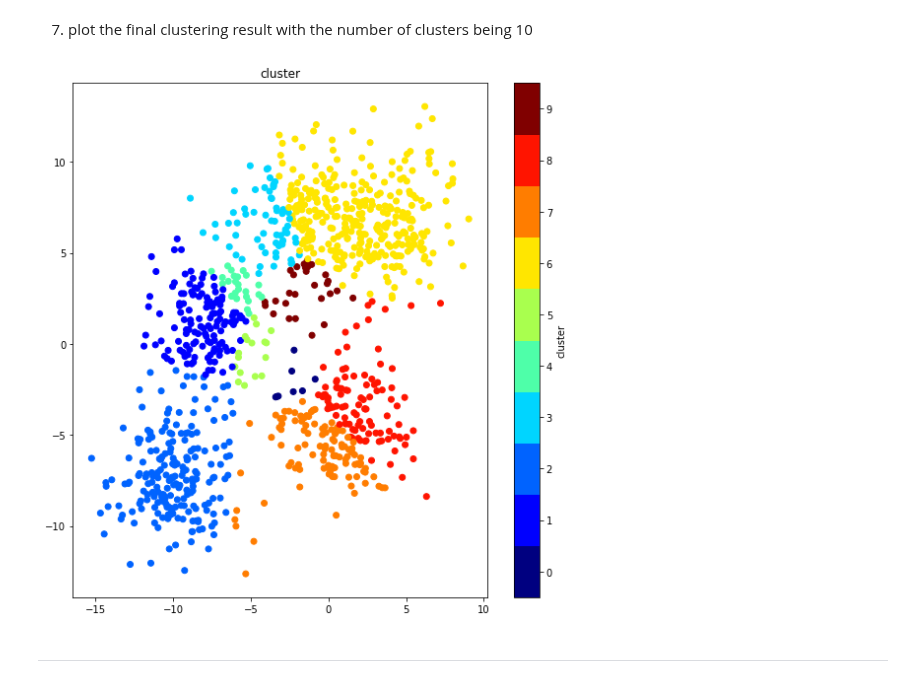
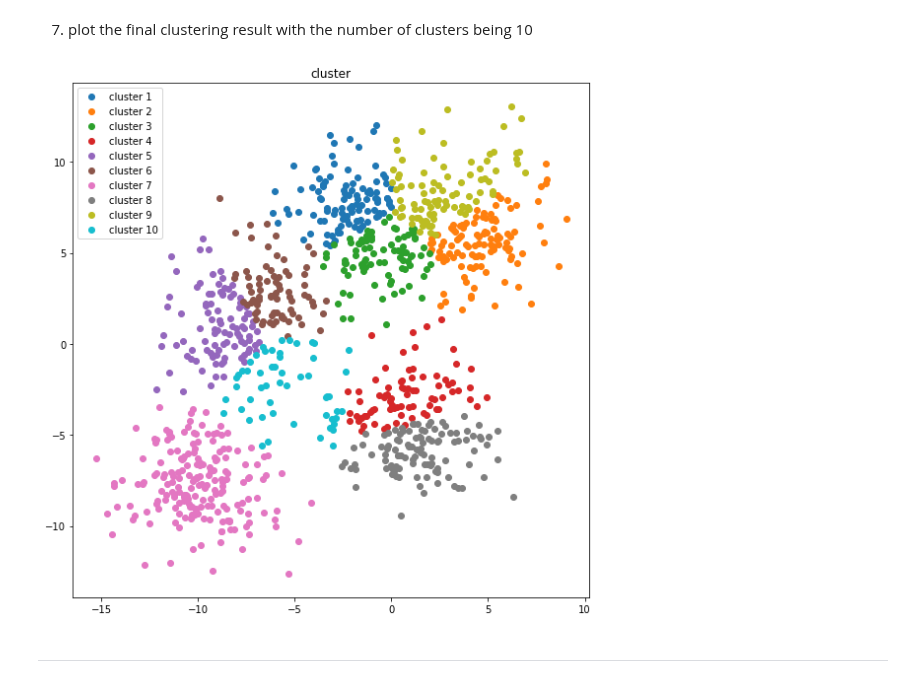
Before and after one commit to leobang17/assignment-machine-learning, a Jupyter notebook: 11/assignment_11.ipynb, the cells around one changed output. Cells and saved outputs as stored; diff of their text form; code cells hidden in the pictures.

Commit message:
ready to plot everything

```diff
--- a/11/assignment_11.ipynb
+++ b/11/assignment_11.ipynb
@@ -169,8 +169,8 @@ def compute_label(distance):
 # %%
 # ===================================================
 # assign the number of clusters and iterations
-number_cluster      = 5
-number_iteration    = 10
+number_cluster      = 10
+number_iteration    = 15
 # ===================================================
 # %%
 # 각각의 poinnt에 대해서 임의의 label을 주는 것으로 initialize하면 됨.
@@ -257,14 +262,15 @@ def plot_cluster(feature, label_feature):
 
     plt.figure(figsize=(8,8))   # USE THIS VALUE for the size of the figure
     plt.title('cluster')
-    plot_colors = np.array(["maroon", "navy", "green", "yellow", "skyblue", "orange", "pink", "magenta", "springgreen", 'violet', 'dodgerblue'])
 
     for i in range(number_cluster):
         cluster_value = i + 1
         bool_feature = np.array(label_feature == cluster_value).flatten()
         sect_feature = np.array(feature[bool_feature])
-        plt.plot(sect_feature[:, 0], sect_feature[:, 1], '.', color = plot_colors[i])
+        plt.plot(sect_feature[:, 0], sect_feature[:, 1], 'o', label = "cluster {}".format(i + 1))
 
+
+    plt.legend()
     plt.tight_layout()
     plt.show()
 # %% [markdown]
@@ -332,8 +336,8 @@ plot_centroid(centroid_iteration)
 # %% [markdown]
 7. plot the final clustering result with the number of clusters being 10
 # %%
-plot_cluster(feature, label_feature, label_cluster)
+plot_cluster(feature, label_feature)
 # %% [output]
-[figure, old version]
+[figure, new version]
 # %% [markdown]
 ***
```
Also changed, not shown: parts of 11 cells of this notebook.
